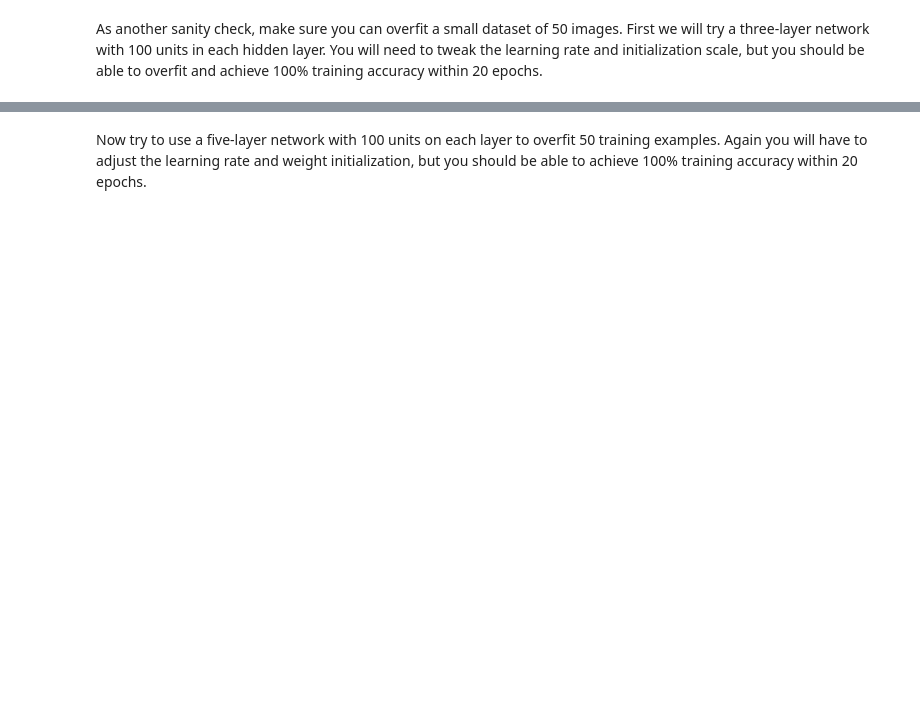
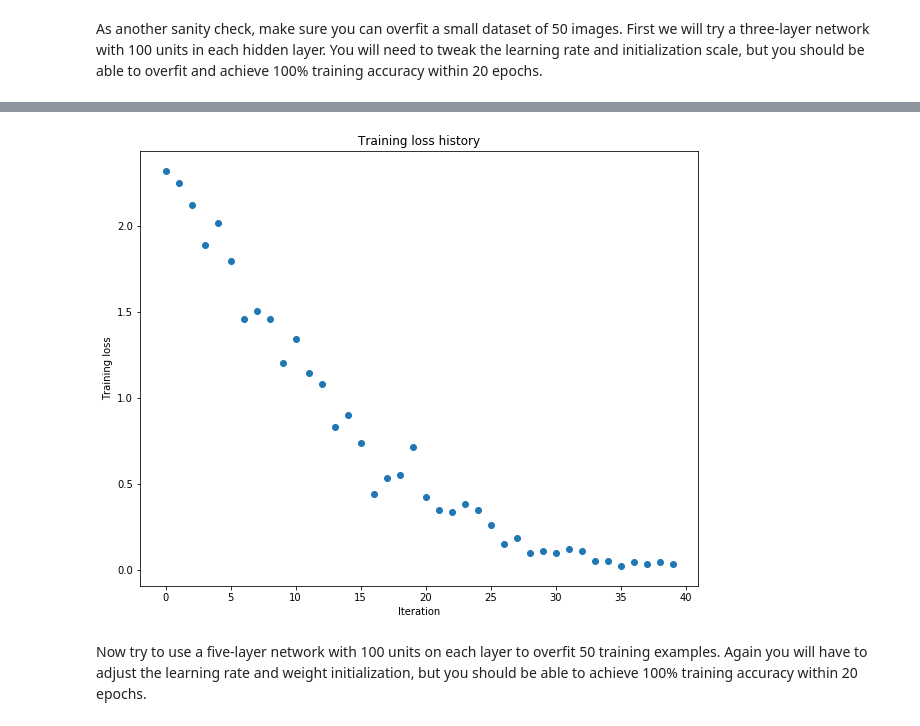
Before and after one commit to calvinfeng/CS231n, a Jupyter notebook: assignment2/FullyConnectedNets.ipynb, the cells around one changed output, grey strips where cells are left out. Drawn from its saved outputs; the diff is of its cells as text; code cells hidden in the pictures; blank space fills up the shorter version.

```diff
--- a/assignment2/FullyConnectedNets.ipynb
+++ b/assignment2/FullyConnectedNets.ipynb
@@ -407,7 +432,7 @@ small_data = {
 }
 
 weight_scale = 1e-2
-learning_rate = 1e-4
+learning_rate = 1e-2
 model = FullyConnectedNet([100, 100],
               weight_scale=weight_scale, dtype=np.float64)
 solver = Solver(model, small_data,
@@ -424,3 +449,4 @@ plt.title('Training loss history')
 plt.xlabel('Iteration')
 plt.ylabel('Training loss')
 plt.show()
+# %% [output]
@@ -427,3 +470,4 @@ plt.show()
+[figure, added]
 # %% [markdown]
 Now try to use a five-layer network with 100 units on each layer to overfit 50 training examples. Again you will have to adjust the learning rate and weight initialization, but you should be able to achieve 100% training accuracy within 20 epochs.
 # %%
```
Also changed, not shown: parts of 9 cells of this notebook, 2 other files.
